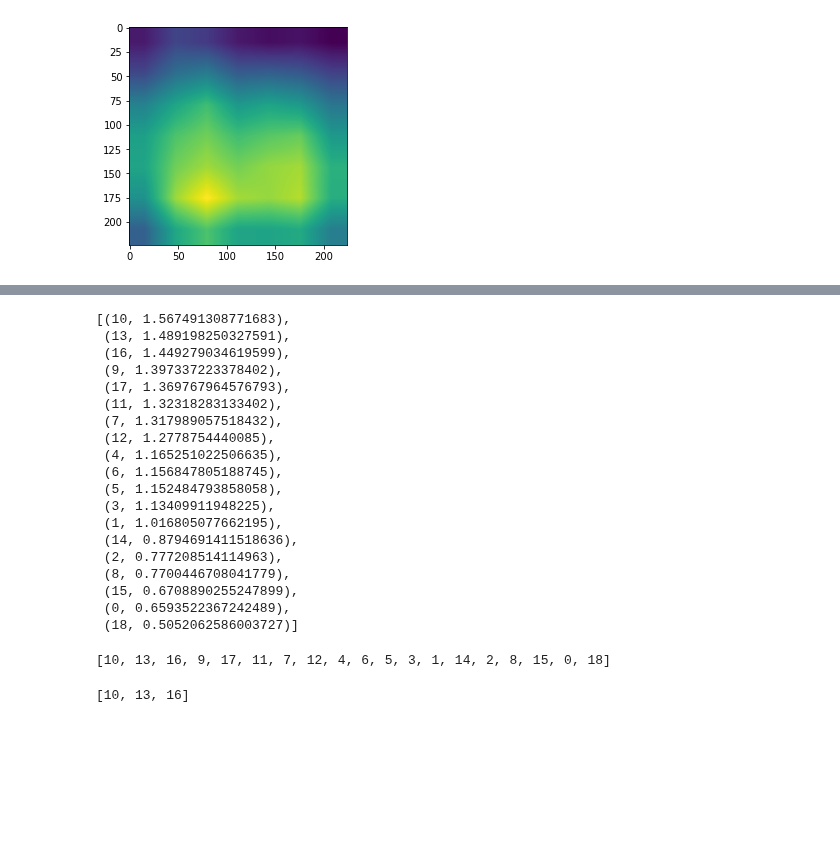
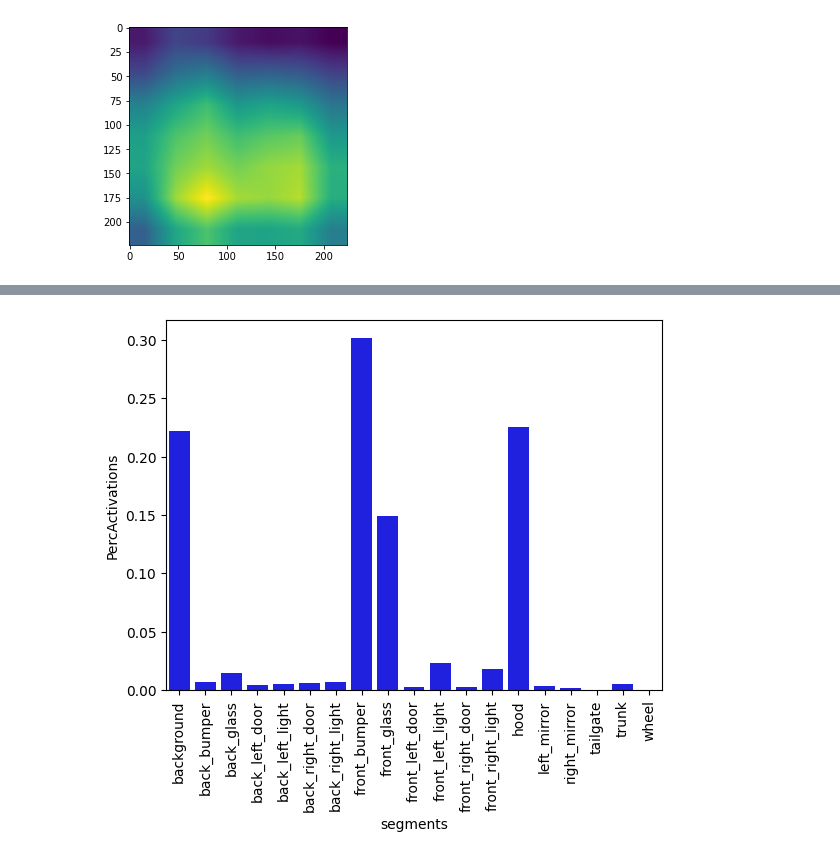
Before and after one commit to L1nusB/XAI-Vehicle-Classification, a Jupyter notebook: notebooks/Untitled.ipynb, the cells around one changed output, grey strips where cells are left out. Saved outputs shown, nothing was run; the diff lists cells and outputs as text; code cells hidden in the pictures; blank space fills up the shorter version.

```diff
--- a/notebooks/Untitled.ipynb
+++ b/notebooks/Untitled.ipynb
@@ -280,22 +189,0 @@ c = list(z)
-# %%
-c
-# %% [output]
-[(10, 1.567491308771683),
- (13, 1.489198250327591),
- (16, 1.449279034619599),
- (9, 1.397337223378402),
- (17, 1.369767964576793),
- (11, 1.32318283133402),
- (7, 1.317989057518432),
- (12, 1.2778754440085),
- (4, 1.165251022506635),
- (6, 1.156847805188745),
- (5, 1.152484793858058),
- (3, 1.13409911948225),
- (1, 1.016805077662195),
- (14, 0.8794691411518636),
- (2, 0.777208514114963),
- (8, 0.7700446708041779),
- (15, 0.6708890255247899),
- (0, 0.6593522367242489),
- (18, 0.5052062586003727)]
@@ -304,8 +190,5 @@ q = [i for i,a in z]
-# %%
-q
-# %% [output]
-[10, 13, 16, 9, 17, 11, 7, 12, 4, 6, 5, 3, 1, 14, 2, 8, 15, 0, 18]
-# %%
-q[:3]
-# %% [output]
-[10, 13, 16]
+# %%
+ax = sns.barplot(data=df, x='segments', y='PercActivations', color='b')
+ax.tick_params(axis='x', rotation=90)
+# %% [output]
+[figure, added]
```
Also changed, not shown: parts of 18 cells of this notebook, 2 other files.
